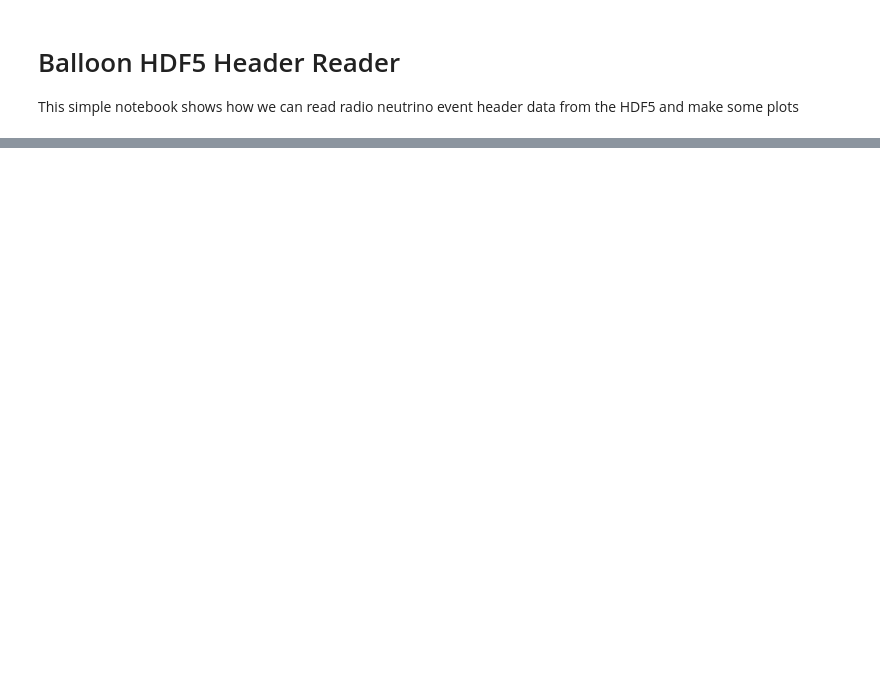
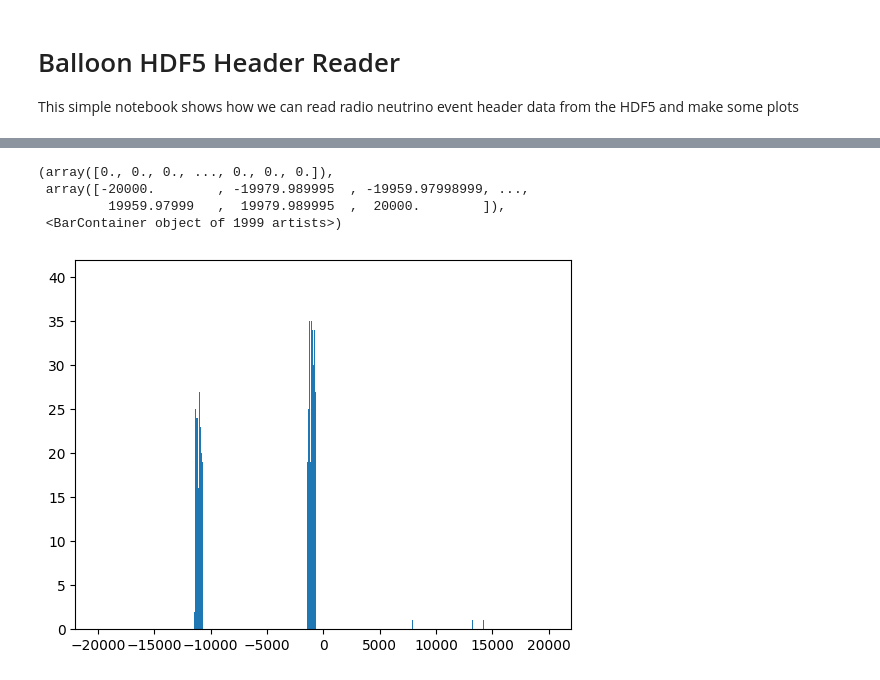
Before and after one commit to nichol77/antarcticaRadioNeutrino, a Jupyter notebook: balloonHdf5HeaderReader.ipynb, the cells around one changed output, grey strips where cells are left out. Drawn from its saved outputs; the diff is of its cells as text; code cells hidden in the pictures; blank space fills up the shorter version.

```diff
--- a/balloonHdf5HeaderReader.ipynb
+++ b/balloonHdf5HeaderReader.ipynb
@@ -39,0 +41,10 @@ distToWais [1676799.82831762 1676799.71323797 1676800.44525905 ... 1690787.95311
+# %%
+fig,ax = plt.subplots()
+bins=np.linspace(-20e3,20e3,2000)
+ax.hist(rungr['triggerTimeNs'][:]-1e9*rungr['distToWais'][:]/scipy.constants.c,bins=bins)
+# %% [output]
+(array([0., 0., 0., ..., 0., 0., 0.]),
+ array([-20000.        , -19979.989995  , -19959.97998999, ...,
+         19959.97999   ,  19979.989995  ,  20000.        ]),
+ <BarContainer object of 1999 artists>)
+[figure, added]
```
Also changed, not shown: parts of 6 cells of this notebook, 2 other files.
